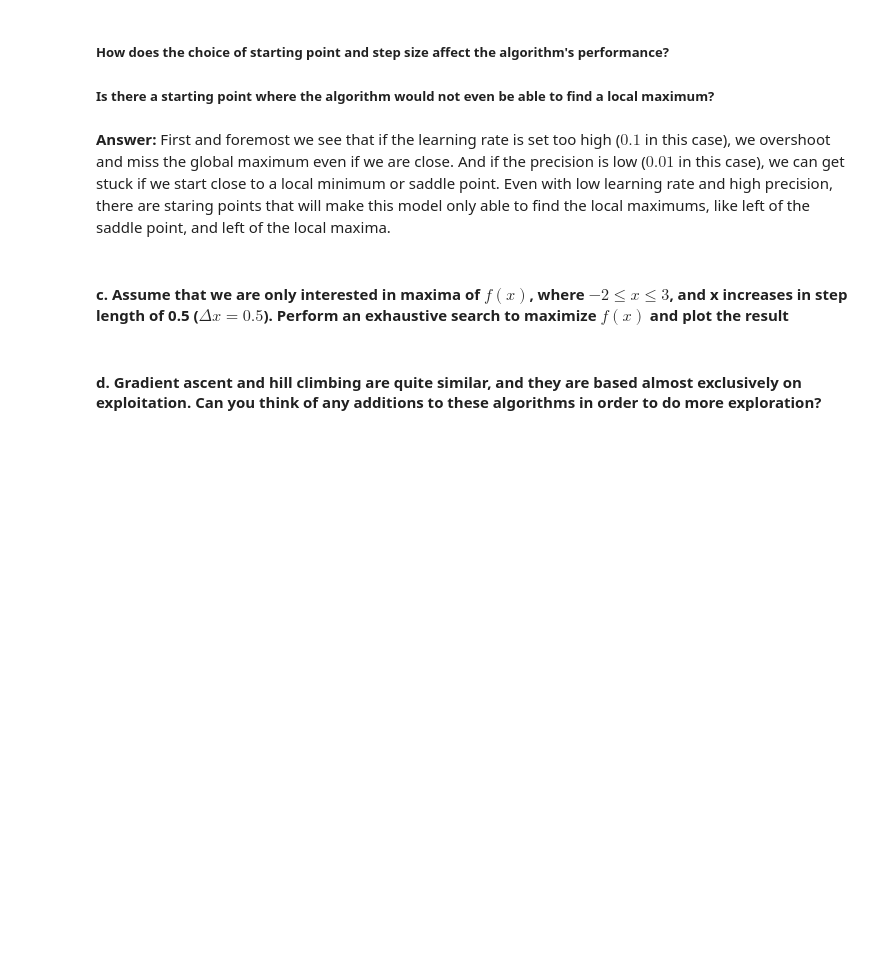
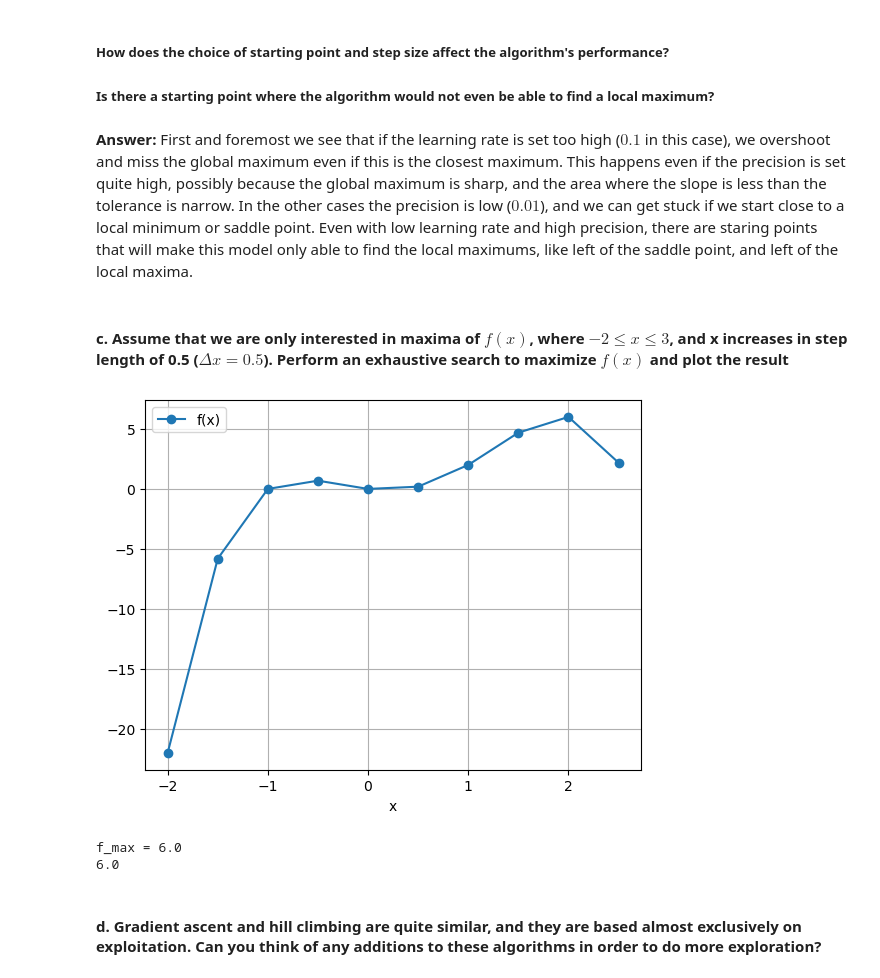
Before and after one commit to johnmagj/IN4050, a Jupyter notebook: Week36_2/exercises_week02.ipynb, the cells around one changed output. Cells and saved outputs as stored; diff of their text form; code cells hidden in the pictures; blank space fills up the shorter version.

```diff
--- a/Week36_2/exercises_week02.ipynb
+++ b/Week36_2/exercises_week02.ipynb
@@ -150,6 +150,6 @@ Number of iterations: 1186
 
 ##### Is there a starting point where the algorithm would not even be able to find a local maximum?
 # %% [markdown]
-**Answer:** First and foremost we see that if the learning rate is set too high ($0.1$ in this case), we overshoot and miss the global maximum even if we are close. And if the precision is low ($0.01$ in this case), we can get stuck if we start close to a local minimum or saddle point. Even with low learning rate and high precision, there are staring points that will make this model only able to find the local maximums, like left of the saddle point, and left of the local maxima.
+**Answer:** First and foremost we see that if the learning rate is set too high ($0.1$ in this case), we overshoot and miss the global maximum even if this is the closest maximum. This happens even if the precision is set quite high, possibly because the global maximum is sharp, and the area where the slope is less than the tolerance is narrow. In the other cases the precision is low ($0.01$), and we can get stuck if we start close to a local minimum or saddle point. Even with low learning rate and high precision, there are staring points that will make this model only able to find the local maximums, like left of the saddle point, and left of the local maxima.
 # %% [markdown]
 #### c. Assume that we are only interested in maxima of $f(x)$, where $-2 \leq x \leq 3$, and x increases in step length of 0.5 ($\Delta x = 0.5$). Perform an exhaustive search to maximize $f(x)$ and plot the result
@@ -158,3 +156,29 @@ Number of iterations: 1186
+# %%
+# Add your solution here
+
+delta_x = 0.5
+check_x = np.arange(-2, 3, delta_x)
+
+y = f(check_x)
+
+plt.plot(check_x, y, "o-", label="f(x)")
+plt.xlabel("x")
+plt.legend()
+plt.grid()
+plt.show()
+plt.close()
+
+f_max = np.max(y)
+i_max = np.argmax(y)
+
+print(f"f_max = {f_max}")
+
+y_max = f(check_x[i_max])
+print(y_max)
+# %% [output]
+[figure, added]
+f_max = 6.0
+6.0
 # %% [markdown]
 #### d. Gradient ascent and hill climbing are quite similar, and they are based almost exclusively on exploitation. Can you think of any additions to these algorithms in order to do more exploration?
 # %%
```
Also changed, not shown: parts of 1 cell of this notebook.
